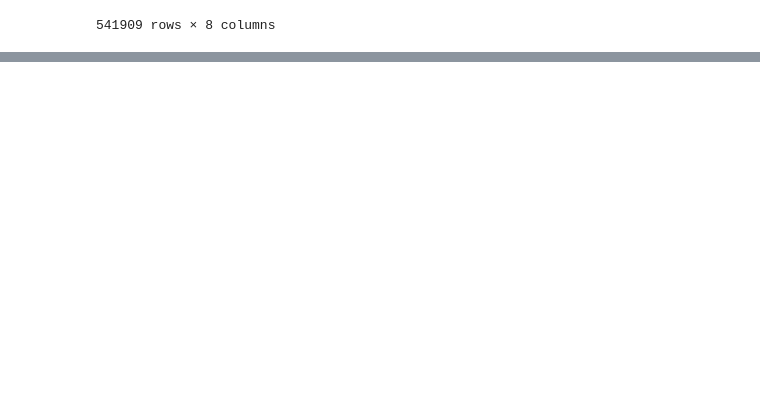
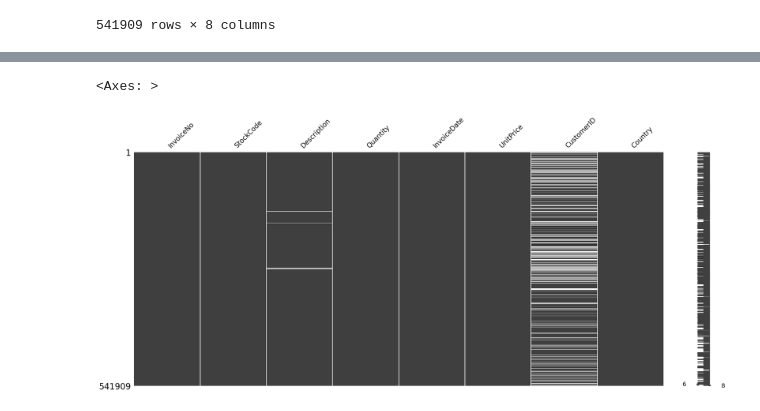
Before and after one commit to akashkchavan9900/customer-segmentation-kmeans, a Jupyter notebook: data-cleaning.ipynb, the cells around one changed output, grey strips where cells are left out. Drawn from its saved outputs; the diff is of its cells as text; code cells hidden in the pictures; blank space fills up the shorter version.

```diff
--- a/data-cleaning.ipynb
+++ b/data-cleaning.ipynb
@@ -38,0 +126,5 @@ df.tail()
+# %%
+msno.matrix(df)
+# %% [output]
+<Axes: >
+[figure, added]
```
Also changed, not shown: parts of 8 cells of this notebook.
